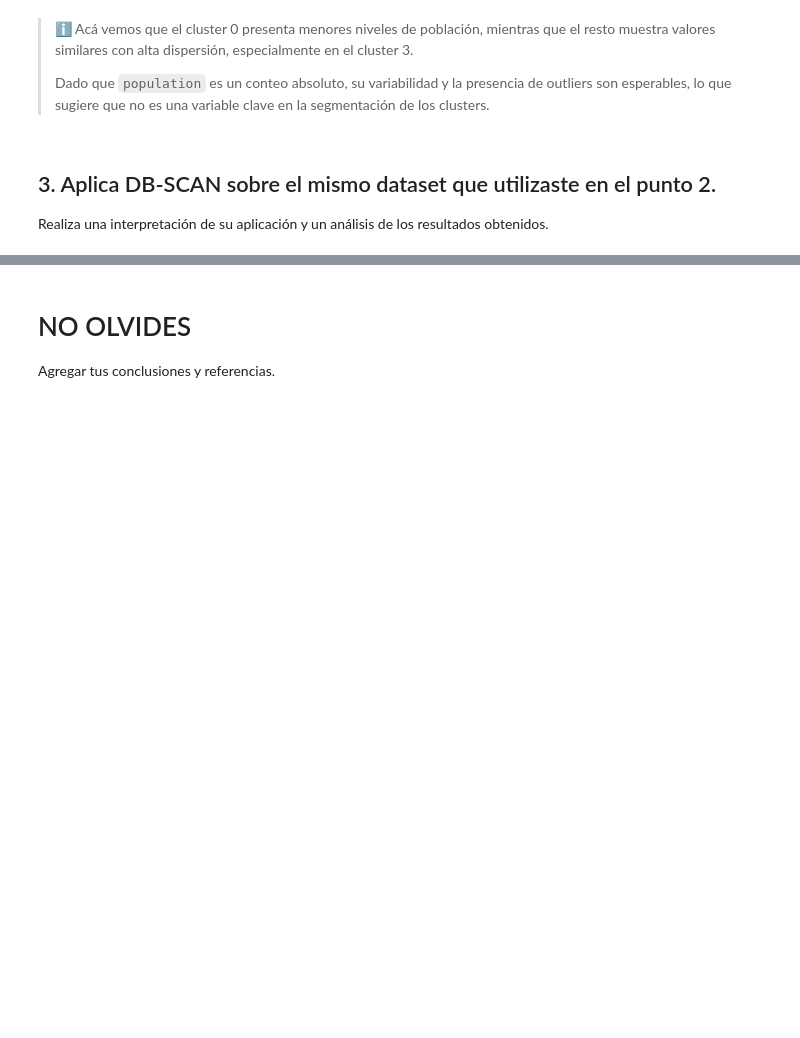
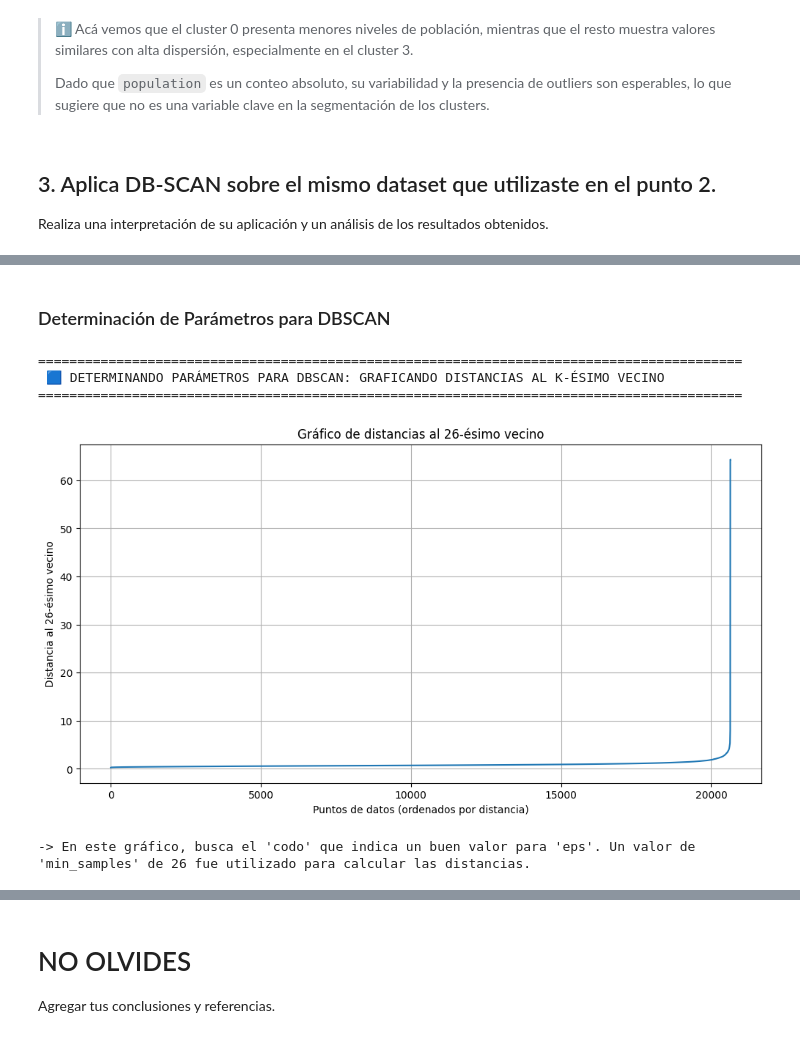
Before and after one commit to fernandolievano/aprendizaje-automatico-1, a Jupyter notebook: TP2_clustering.ipynb, the cells around one changed output, grey strips where cells are left out. Saved outputs shown, nothing was run; the diff lists cells and outputs as text; code cells hidden in the pictures; blank space fills up the shorter version.

Commit message:
dbscan added

```diff
--- a/TP2_clustering.ipynb
+++ b/TP2_clustering.ipynb
@@ -580,0 +614,32 @@ Realiza una interpretación de su aplicación y un análisis de los resultados o
+# %% [markdown]
+### Determinación de Parámetros para DBSCAN
+# %%
+print_heading('Determinando parámetros para DBSCAN: Graficando distancias al k-ésimo vecino')
+
+# min_samples es el "k" para el k-distance graph
+# Una heurística común es 2 * número de dimensiones para datos de alta dimensión
+# Aquí tenemos 13 características en X.
+min_samples = X.shape[1] * 2 # 2 * 13 = 26
+
+neighbors = NearestNeighbors(n_neighbors=min_samples)
+neighbors_fit = neighbors.fit(X)
+distances, indices = neighbors_fit.kneighbors(X)
+
+# Ordenar las distancias para el gráfico
+distances = np.sort(distances[:, min_samples-1], axis=0)
+
+plt.figure(figsize=(12, 6))
+plt.plot(distances)
+plt.title(f'Gráfico de distancias al {min_samples}-ésimo vecino')
+plt.xlabel('Puntos de datos (ordenados por distancia)')
+plt.ylabel(f'Distancia al {min_samples}-ésimo vecino')
+plt.grid(True)
+plt.show()
+
+print(f"-> En este gráfico, busca el 'codo' que indica un buen valor para 'eps'. Un valor de 'min_samples' de {min_samples} fue utilizado para calcular las distancias.")
+# %% [output]
+==========================================================================================
+ 🟦 DETERMINANDO PARÁMETROS PARA DBSCAN: GRAFICANDO DISTANCIAS AL K-ÉSIMO VECINO
+==========================================================================================
+[figure, added]
+-> En este gráfico, busca el 'codo' que indica un buen valor para 'eps'. Un valor de 'min_samples' de 26 fue utilizado para calcular las distancias.
```
Also changed, not shown: parts of 14 cells of this notebook.
